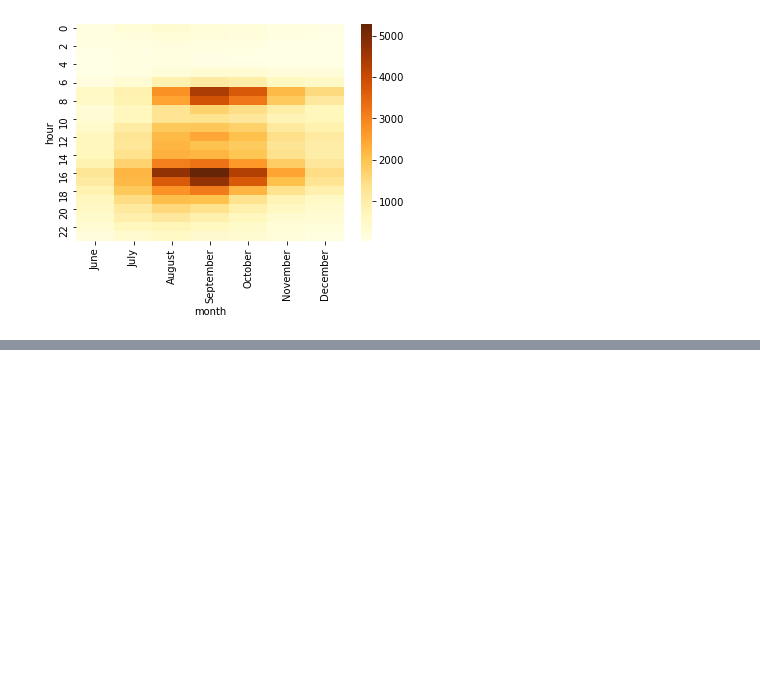
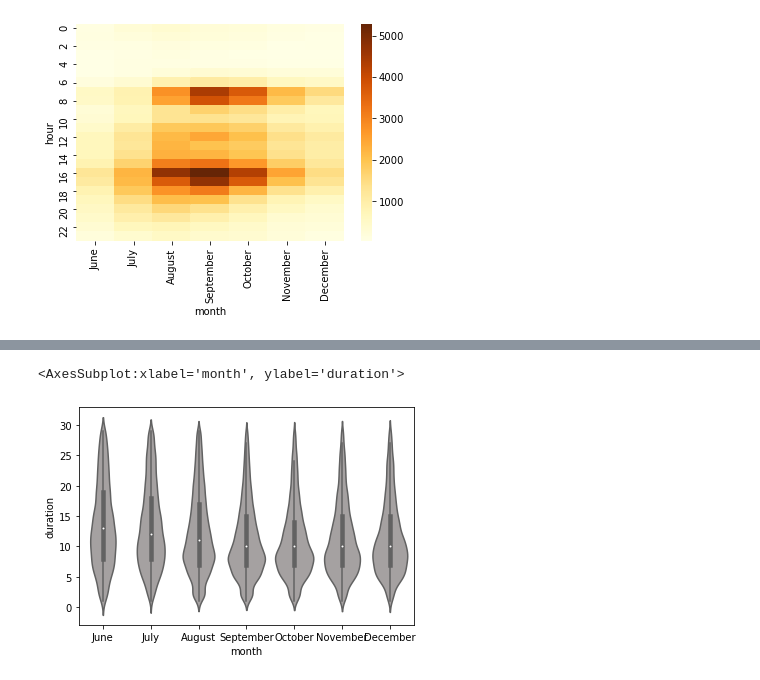
Before and after one commit to flowton/bike-rental, a Jupyter notebook: bike-rental-gbg.ipynb, the cells around one changed output, grey strips where cells are left out. Drawn from its saved outputs; the diff is of its cells as text; code cells hidden in the pictures; blank space fills up the shorter version.

```diff
--- a/bike-rental-gbg.ipynb
+++ b/bike-rental-gbg.ipynb
@@ -251,0 +260,6 @@ sns.heatmap(month_hour, cmap = 'YlOrBr')
+# %%
+colors_list = ['#A5A1A1', '#A5A1A1',  '#A5A1A1',  '#A5A1A1',  '#A5A1A1', '#A5A1A1', '#A5A1A1']
+sns.violinplot(x = 'month', y = 'duration', data = df_plot[df_plot['duration'] < 30], palette=colors_list)
+# %% [output]
+<AxesSubplot:xlabel='month', ylabel='duration'>
+[figure, added]
```
Also changed, not shown: parts of 18 cells of this notebook.
